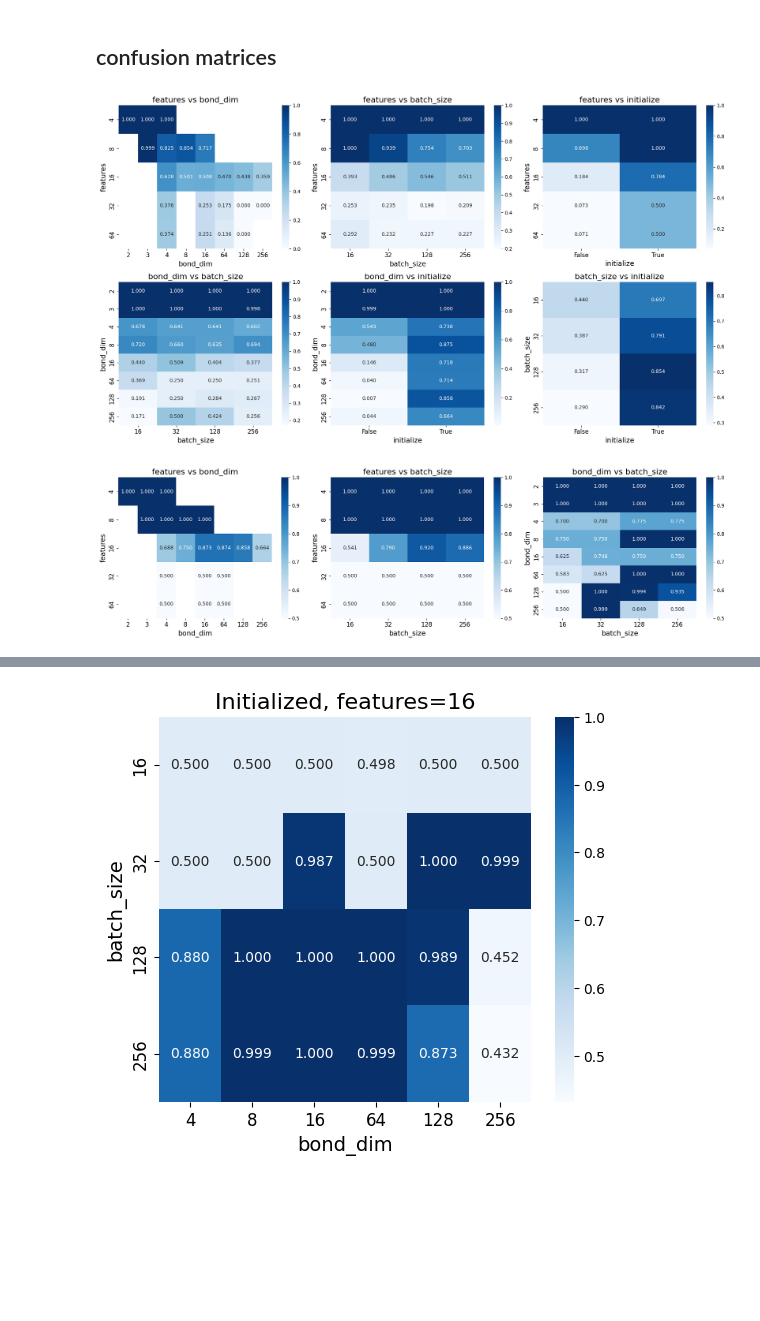
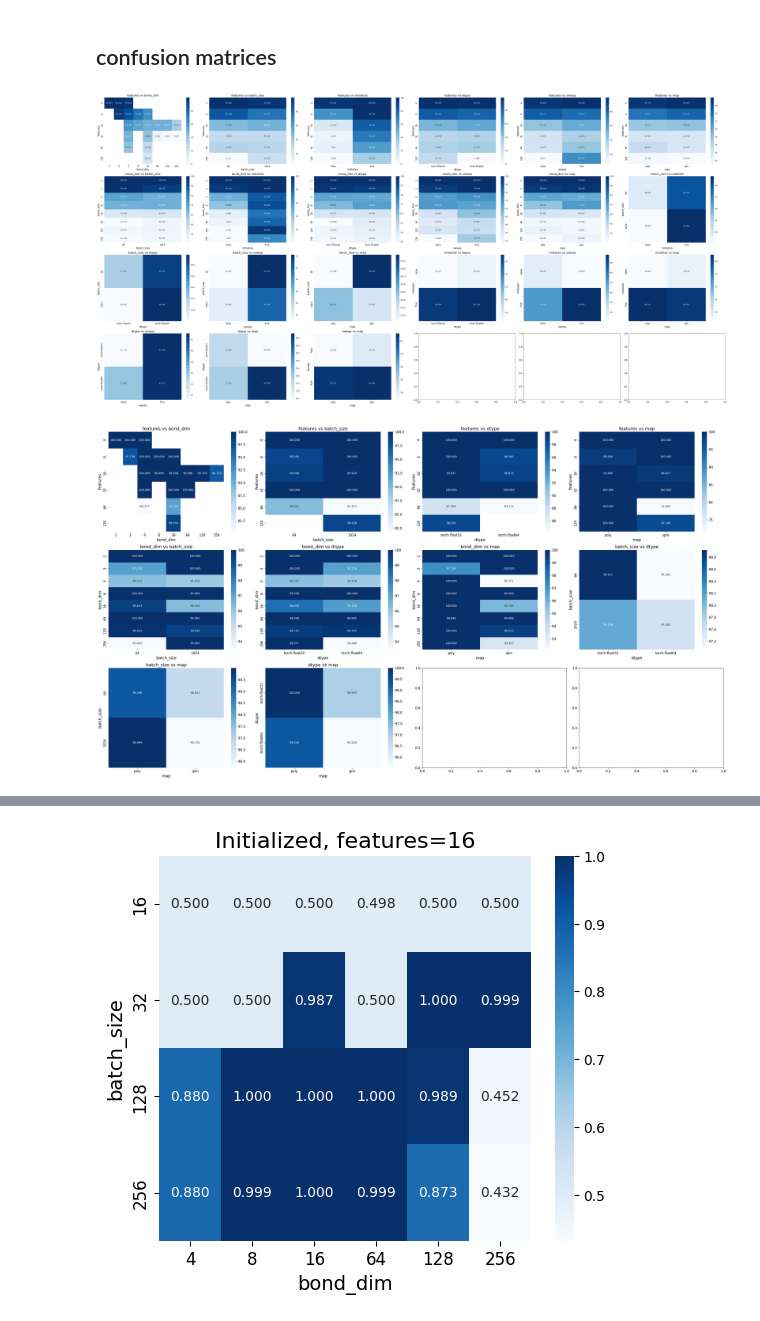
Before and after one commit to c0pp1/TTN4HEP, a Jupyter notebook: TTN/grid_search_results.ipynb, the cells around one changed output, grey strips where cells are left out. Cells and saved outputs as stored; diff of their text form; code cells hidden in the pictures; blank space fills up the shorter version.

```diff
--- a/TTN/grid_search_results.ipynb
+++ b/TTN/grid_search_results.ipynb
@@ -18,8 +18,10 @@ from glob import glob
 import os
 
 FONTSIZE=14
+# %%
+datadir = 'data/grid_search3/'
 # %%
-data_df = pd.read_pickle('data/grid_search/grid_search.pkl')
+data_df = pd.read_pickle(datadir + 'grid_search.pkl')
 data_df['dtype'].astype('str')
 data_df.head()
 # %% [output]
@@ -31,0 +34,6 @@ data_df.head()
+# %%
+data_df['test_acc'] = data_df['test_acc'] * 100
+data_df['train_acc'] = data_df['train_acc'] * 100
+data_df['test_acc0'] = data_df['test_acc0'] * 100
+data_df['train_acc0'] = data_df['train_acc0'] * 100
+data_df['test_acc_diff'] = data_df['test_acc'] - data_df['test_acc0']
@@ -96,44 +256,54 @@ fig.savefig('data/grid_search/init_diff.png', dpi=600)
 # %% [markdown]
 ## confusion matrices
 # %%
-def heat_pairplot(df, variables, value='train_acc', fmt='.3f'):
+def heat_pairplot(df, variables, value='train_acc', fix={}, fmt='.3f', cmap='Blues', ax=None, **kwargs):
     # get all combinations of variables
+    variables = [v for v in variables if v not in fix.keys()]
     pairs = list(combinations(variables, 2))
 
     rows = math.floor(len(pairs)**0.5)
     cols = math.ceil(len(pairs)/rows)
-    fig, ax = plt.subplots(rows, cols, figsize=(8*cols, 6*rows))
+    if ax is None:
+        fig, ax = plt.subplots(rows, cols, figsize=(8*cols, 6*rows))
+    else:
+        fig = ax.get_figure()
     if len(pairs) == 1:
         ax = np.array([ax])
     else:
         ax = ax.flatten()
 
+    df_plot = df.copy()
+    if len(fix):
+        df_plot = df_plot.query(' and '.join([f'{k} == {v}' for k, v in fix.items()]))
+
     # plot
     for i, combo in enumerate(pairs):
-        sns.heatmap(df.pivot_table(index=combo[0], columns=combo[1], values=value, aggfunc='mean'), ax=ax[i], annot=True, fmt=fmt, cmap='Blues')
-        ax[i].set_title(f'{combo[0]} vs {combo[1]}')
-        ax[i].set_xlabel(combo[1])
-        ax[i].set_ylabel(combo[0])
+        sns.heatmap(df_plot.pivot_table(index=combo[0], columns=combo[1], values=value, aggfunc='mean'), ax=ax[i], annot=True, fmt=fmt, cmap=cmap, **kwargs)
+        ax[i].set_title(f'{combo[0]} vs {combo[1]}', fontsize=FONTSIZE+2)
+        ax[i].set_xlabel(combo[1], fontsize=FONTSIZE)
+        ax[i].set_ylabel(combo[0], fontsize=FONTSIZE)
+        ax[i].tick_params(labelsize=FONTSIZE-2)
+        ax[i].collections[0].colorbar.ax.tick_params(labelsize=FONTSIZE-2)
 
     return fig, ax
 # %%
 # plot heatmaps
 
-fig, ax = heat_pairplot(data_df, data_df.columns[:4], 'test_acc')
+fig, ax = heat_pairplot(data_df, data_df.columns[:7], 'test_acc')
 for a in ax:
     a.tick_params(labelsize=FONTSIZE-2)
     a.set_title(a.get_title(), fontsize=FONTSIZE+2)
     a.set_xlabel(a.get_xlabel(), fontsize=FONTSIZE)
     a.set_ylabel(a.get_ylabel(), fontsize=FONTSIZE)
 
 fig.tight_layout()
 
-fig.savefig('data/grid_search/heatmaps.png', dpi=600)
+fig.savefig(datadir + 'heatmaps.pdf')
 # %% [output]
-[figure, old version]
+[figure, new version]
 # %%
-
-fig, ax = heat_pairplot(df_initTrue, df_initTrue.columns[:3], 'test_acc')
+fix = {'sweep': True, 'initialize': True}
+fig, ax = heat_pairplot(data_df, list(df_initTrue.columns[:7]), fix = fix)
 for a in ax:
     a.tick_params(labelsize=FONTSIZE-2)
     a.set_title(a.get_title(), fontsize=FONTSIZE+2)
@@ -142,6 +312,6 @@ for a in ax:
 
 fig.tight_layout()
 
-fig.savefig('data/grid_search/heatmaps_initTrue.png', dpi=600)
+fig.savefig(datadir + 'heatmaps_' + '_'.join([str(k)+str(v) for k, v in fix.items()]) + '.pdf')
 # %% [output]
-[figure, old version]
+[figure, new version]
```
Also changed, not shown: parts of 32 cells of this notebook, 11 other files.
